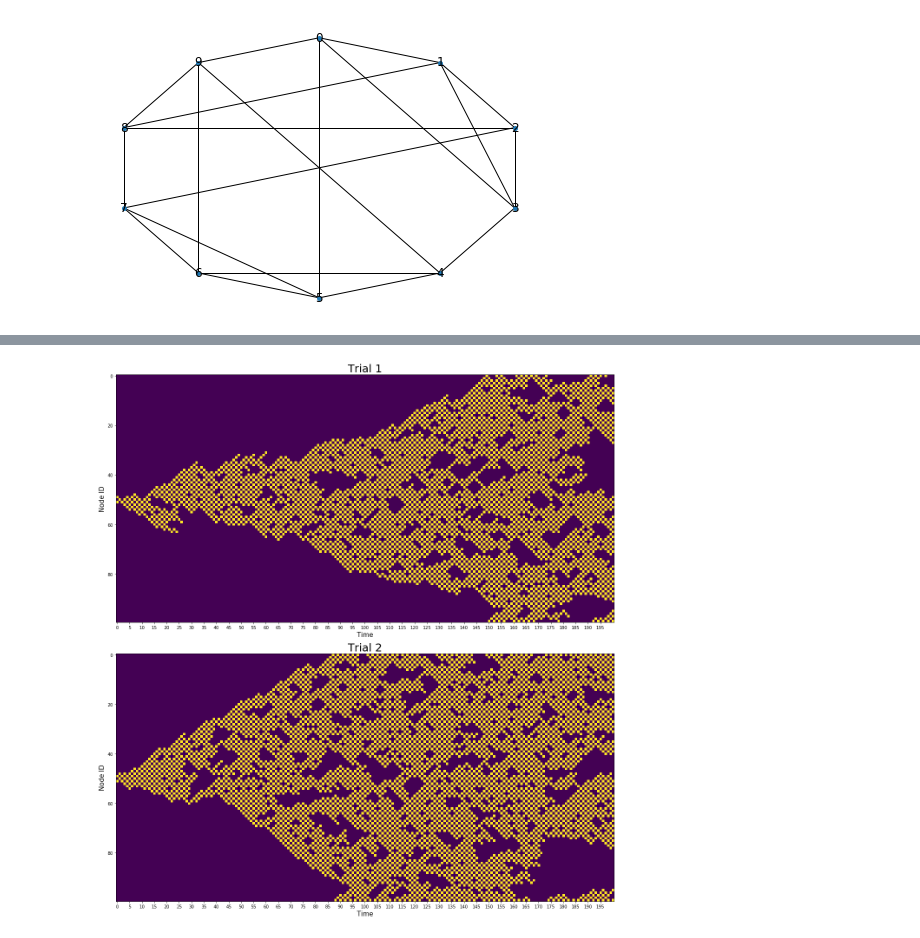
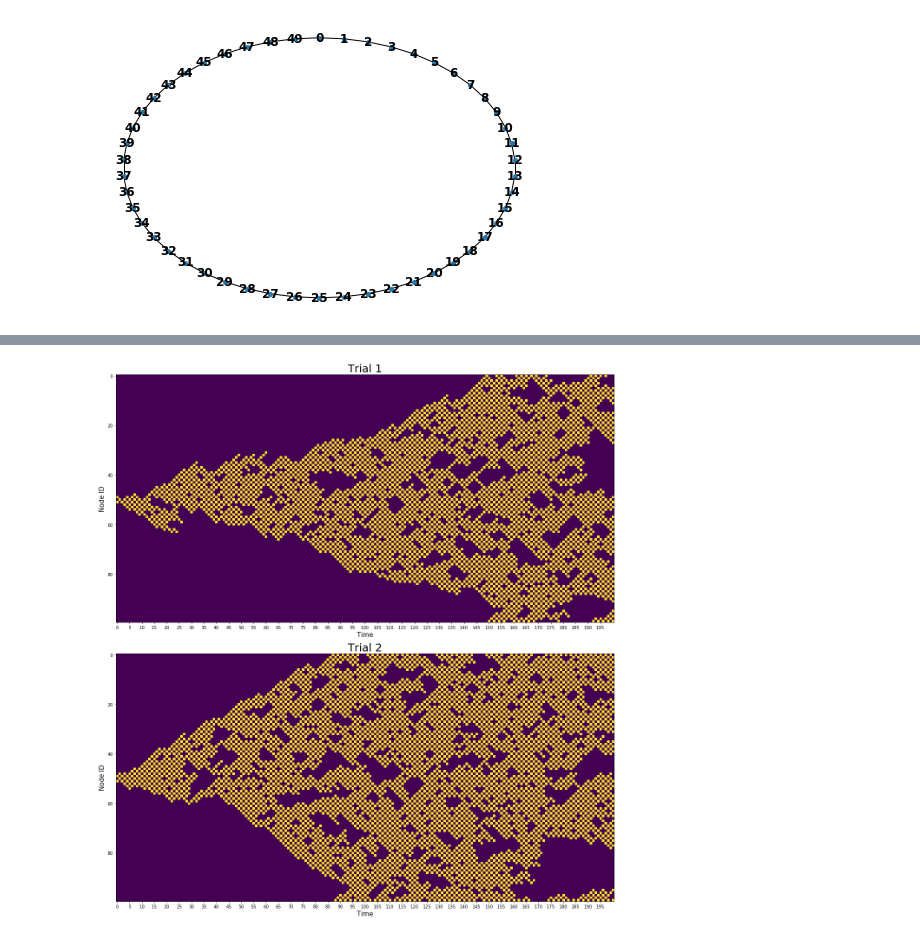
Before and after one commit to ulgenklc/Complex-Contagions, a Jupyter notebook: Excitations_python/geometric_network.ipynb, the cells around one changed output, grey strips where cells are left out. Cells and saved outputs as stored; diff of their text form; code cells hidden in the pictures.

```diff
--- a/Excitations_python/geometric_network.ipynb
+++ b/Excitations_python/geometric_network.ipynb
@@ -265,2 +266,6 @@ ring_latt.display()
 # %%
+n = 50
 ring_latt = geometric_network('ring_lattice', size = n, banded = False)
+ring_latt.display()
+# %% [output]
+[figure, added]
@@ -269,4 +271,0 @@ ring_latt.add_noise_to_geometric('k_regular', 2)
-# %%
-ring_latt.display()
-# %% [output]
-[figure, removed]
```
Also changed, not shown: parts of 28 cells of this notebook.
